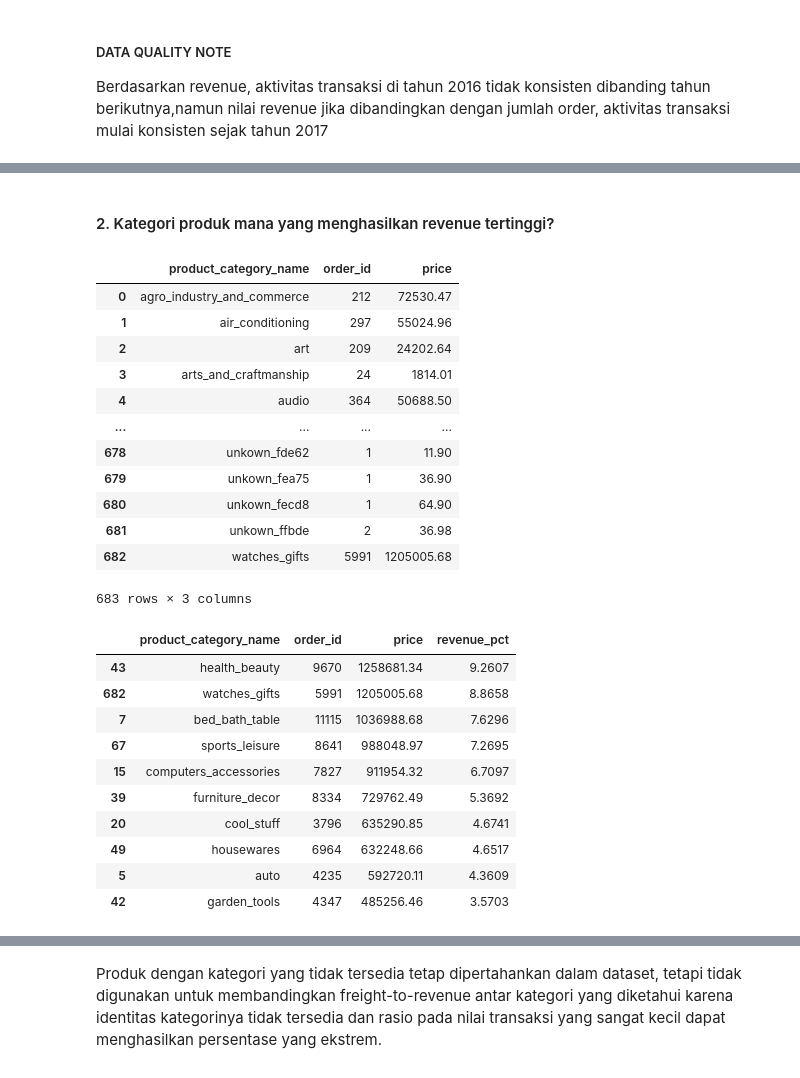
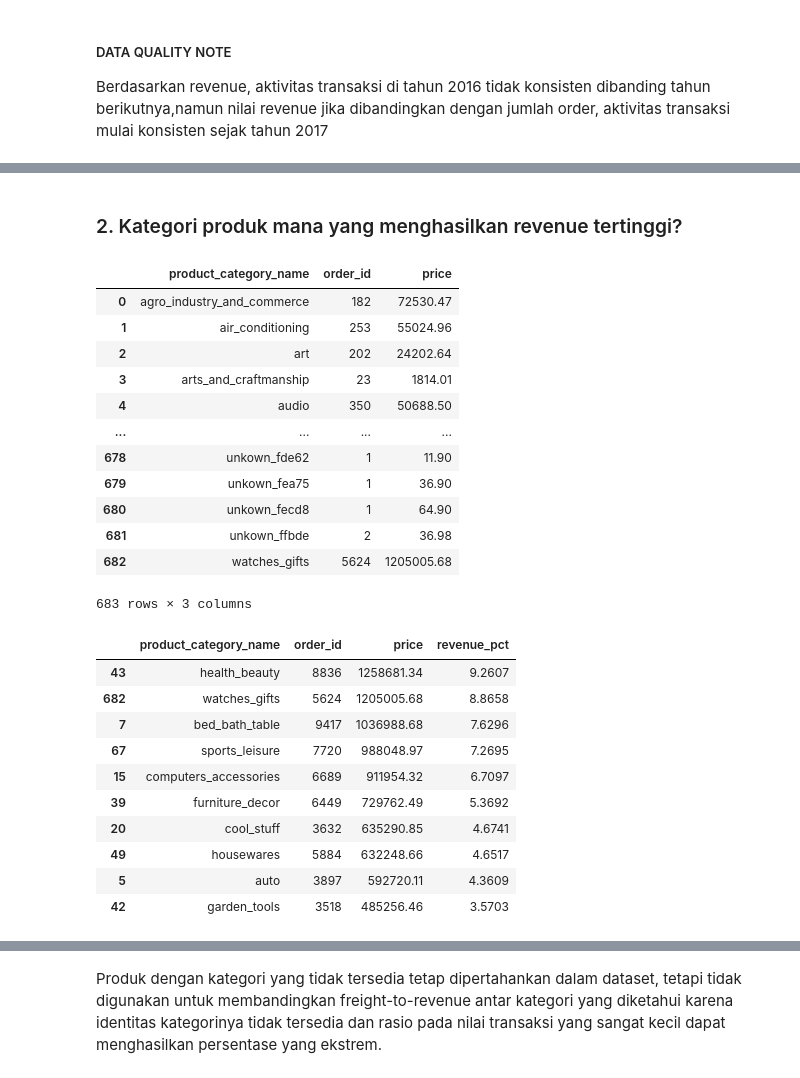
Before and after one commit to adinfir/data-new, a Jupyter notebook: Sales & Revenue.ipynb, the cells around one changed output, grey strips where cells are left out. Saved outputs shown, nothing was run; the diff lists cells and outputs as text; code cells hidden in the pictures.

```diff
--- a/Sales & Revenue.ipynb
+++ b/Sales & Revenue.ipynb
@@ -414,22 +447,22 @@ tren_revenue_bulanan
 # %% [markdown]
-#### 2. Kategori produk mana yang menghasilkan revenue tertinggi?
+### 2. Kategori produk mana yang menghasilkan revenue tertinggi?
 # %%
 kategori_produk = orders_items_products[['order_id','price','product_category_name']]
-kategori_produk_revenue = kategori_produk.groupby(by='product_category_name').agg({'order_id' : 'count','price' : 'sum' }).sort_values(by='product_category_name', ascending=True).reset_index()
+kategori_produk_revenue = kategori_produk.groupby(by='product_category_name').agg({'order_id' : 'nunique','price' : 'sum' }).sort_values(by='product_category_name', ascending=True).reset_index()
 kategori_produk_revenue
 # %% [output]
 |  | product_category_name | order_id | price |
-| 0 | agro_industry_and_commerce | 212 | 72530.47 |
-| 1 | air_conditioning | 297 | 55024.96 |
-| 2 | art | 209 | 24202.64 |
-| 3 | arts_and_craftmanship | 24 | 1814.01 |
-| 4 | audio | 364 | 50688.50 |
+| 0 | agro_industry_and_commerce | 182 | 72530.47 |
+| 1 | air_conditioning | 253 | 55024.96 |
+| 2 | art | 202 | 24202.64 |
+| 3 | arts_and_craftmanship | 23 | 1814.01 |
+| 4 | audio | 350 | 50688.50 |
 | ... | ... | ... | ... |
 | 678 | unkown_fde62 | 1 | 11.90 |
 | 679 | unkown_fea75 | 1 | 36.90 |
 | 680 | unkown_fecd8 | 1 | 64.90 |
 | 681 | unkown_ffbde | 2 | 36.98 |
-| 682 | watches_gifts | 5991 | 1205005.68 |
+| 682 | watches_gifts | 5624 | 1205005.68 |
 683 rows × 3 columns
 # %%
 # MENGHITUNG REVENUE PCT
@@ -440,16 +473,16 @@ kategori_produk_revenue = kategori_produk_revenue.sort_values(by='revenue_pct',
 kategori_produk_revenue.head(10)
 # %% [output]
 |  | product_category_name | order_id | price | revenue_pct |
-| 43 | health_beauty | 9670 | 1258681.34 | 9.2607 |
-| 682 | watches_gifts | 5991 | 1205005.68 | 8.8658 |
-| 7 | bed_bath_table | 11115 | 1036988.68 | 7.6296 |
-| 67 | sports_leisure | 8641 | 988048.97 | 7.2695 |
-| 15 | computers_accessories | 7827 | 911954.32 | 6.7097 |
-| 39 | furniture_decor | 8334 | 729762.49 | 5.3692 |
-| 20 | cool_stuff | 3796 | 635290.85 | 4.6741 |
-| 49 | housewares | 6964 | 632248.66 | 4.6517 |
-| 5 | auto | 4235 | 592720.11 | 4.3609 |
-| 42 | garden_tools | 4347 | 485256.46 | 3.5703 |
+| 43 | health_beauty | 8836 | 1258681.34 | 9.2607 |
+| 682 | watches_gifts | 5624 | 1205005.68 | 8.8658 |
+| 7 | bed_bath_table | 9417 | 1036988.68 | 7.6296 |
+| 67 | sports_leisure | 7720 | 988048.97 | 7.2695 |
+| 15 | computers_accessories | 6689 | 911954.32 | 6.7097 |
+| 39 | furniture_decor | 6449 | 729762.49 | 5.3692 |
+| 20 | cool_stuff | 3632 | 635290.85 | 4.6741 |
+| 49 | housewares | 5884 | 632248.66 | 4.6517 |
+| 5 | auto | 3897 | 592720.11 | 4.3609 |
+| 42 | garden_tools | 3518 | 485256.46 | 3.5703 |
 # %%
 kategori_produk_revenue = kategori_produk_revenue.rename(columns={
     'price': 'Total Revenue',
```
Also changed, not shown: parts of 37 cells of this notebook.
